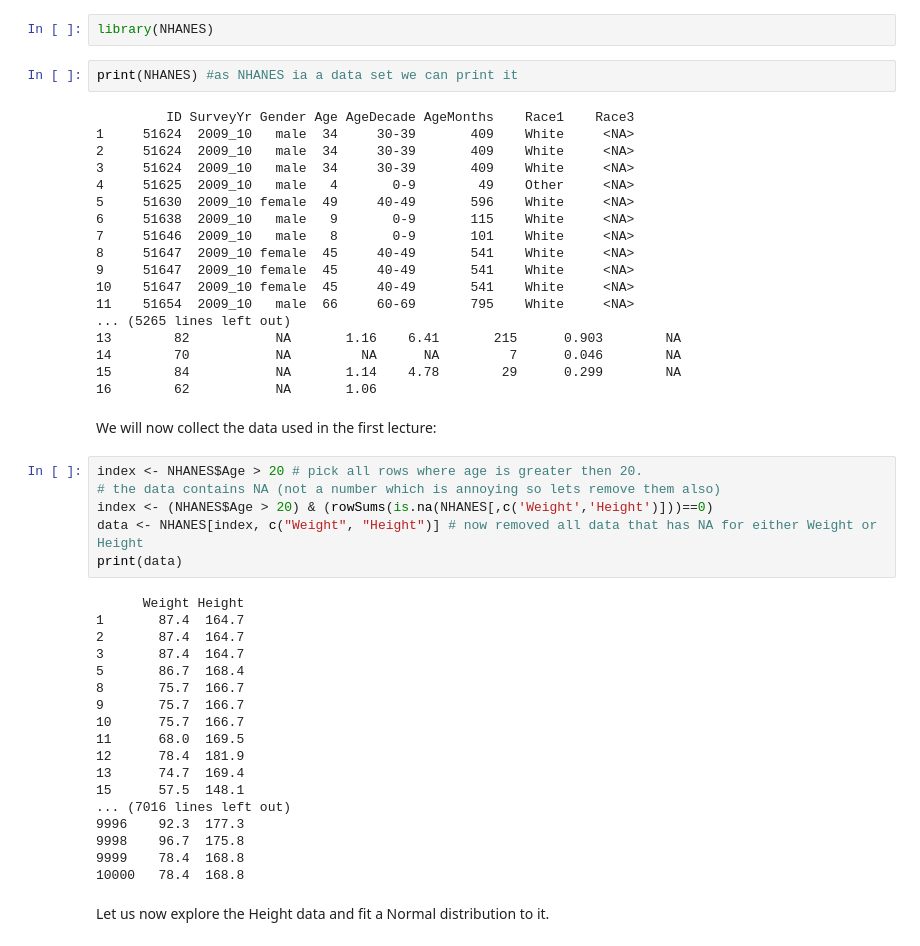
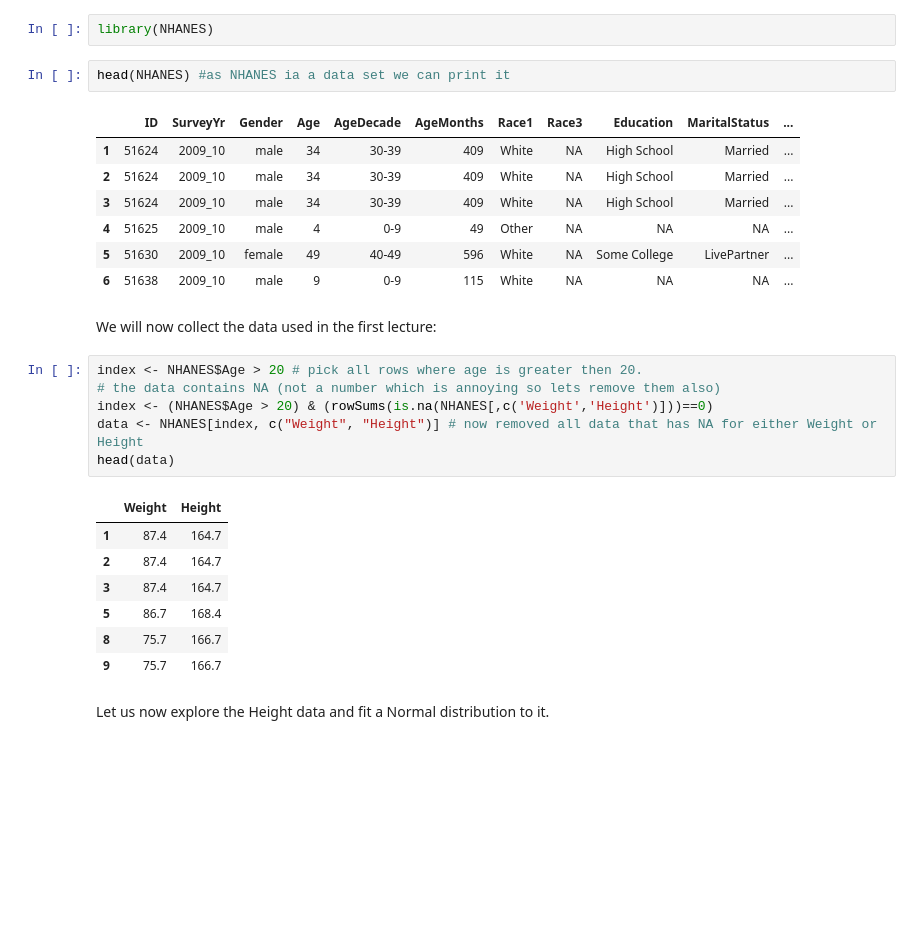
Before and after one commit to JonasWallin/BayesianMethods_STAE02, a Jupyter notebook: lecture1/Normal distribution example.ipynb, the cells around one changed output. Drawn from its saved outputs; the diff is of its cells as text; blank space fills up the shorter version.

```diff
--- a/lecture1/Normal distribution example.ipynb
+++ b/lecture1/Normal distribution example.ipynb
@@ -19,25 +15,15 @@ Once the package is installed you can active it by using:
 # %%
 library(NHANES)
 # %%
-print(NHANES) #as NHANES ia a data set we can print it
+head(NHANES) #as NHANES ia a data set we can print it
 # %% [output]
-         ID SurveyYr Gender Age AgeDecade AgeMonths    Race1    Race3
-1     51624  2009_10   male  34     30-39       409    White     <NA>
-2     51624  2009_10   male  34     30-39       409    White     <NA>
-3     51624  2009_10   male  34     30-39       409    White     <NA>
-4     51625  2009_10   male   4       0-9        49    Other     <NA>
-5     51630  2009_10 female  49     40-49       596    White     <NA>
-6     51638  2009_10   male   9       0-9       115    White     <NA>
-7     51646  2009_10   male   8       0-9       101    White     <NA>
-8     51647  2009_10 female  45     40-49       541    White     <NA>
-9     51647  2009_10 female  45     40-49       541    White     <NA>
-10    51647  2009_10 female  45     40-49       541    White     <NA>
-11    51654  2009_10   male  66     60-69       795    White     <NA>
-... (5265 lines left out)
-13        82           NA       1.16    6.41       215      0.903        NA
-14        70           NA         NA      NA         7      0.046        NA
-15        84           NA       1.14    4.78        29      0.299        NA
-16        62           NA       1.06
+|  | ID | SurveyYr | Gender | Age | AgeDecade | AgeMonths | Race1 | Race3 | Education | MaritalStatus | ... |
+| 1 | 51624 | 2009_10 | male | 34 | 30-39 | 409 | White | NA | High School | Married | ... |
+| 2 | 51624 | 2009_10 | male | 34 | 30-39 | 409 | White | NA | High School | Married | ... |
+| 3 | 51624 | 2009_10 | male | 34 | 30-39 | 409 | White | NA | High School | Married | ... |
+| 4 | 51625 | 2009_10 | male | 4 | 0-9 | 49 | Other | NA | NA | NA | ... |
+| 5 | 51630 | 2009_10 | female | 49 | 40-49 | 596 | White | NA | Some College | LivePartner | ... |
+| 6 | 51638 | 2009_10 | male | 9 | 0-9 | 115 | White | NA | NA | NA | ... |
 # %% [markdown]
 We will now collect the data used in the first lecture:
 # %%
@@ -45,25 +31,15 @@ index <- NHANES$Age > 20 # pick all rows where age is greater then 20.
 # the data contains NA (not a number which is annoying so lets remove them also)
 index <- (NHANES$Age > 20) & (rowSums(is.na(NHANES[,c('Weight','Height')]))==0)
 data <- NHANES[index, c("Weight", "Height")] # now removed all data that has NA for either Weight or Height
-print(data)
+head(data)
 # %% [output]
-      Weight Height
-1       87.4  164.7
-2       87.4  164.7
-3       87.4  164.7
-5       86.7  168.4
-8       75.7  166.7
-9       75.7  166.7
-10      75.7  166.7
-11      68.0  169.5
-12      78.4  181.9
-13      74.7  169.4
-15      57.5  148.1
-... (7016 lines left out)
-9996    92.3  177.3
-9998    96.7  175.8
-9999    78.4  168.8
-10000   78.4  168.8
+|  | Weight | Height |
+| 1 | 87.4 | 164.7 |
+| 2 | 87.4 | 164.7 |
+| 3 | 87.4 | 164.7 |
+| 5 | 86.7 | 168.4 |
+| 8 | 75.7 | 166.7 |
+| 9 | 75.7 | 166.7 |
 # %% [markdown]
 Let us now explore the Height data and fit a Normal distribution to it.
 # %%
```
Also changed, not shown: parts of 10 cells of this notebook, 2 other files.
